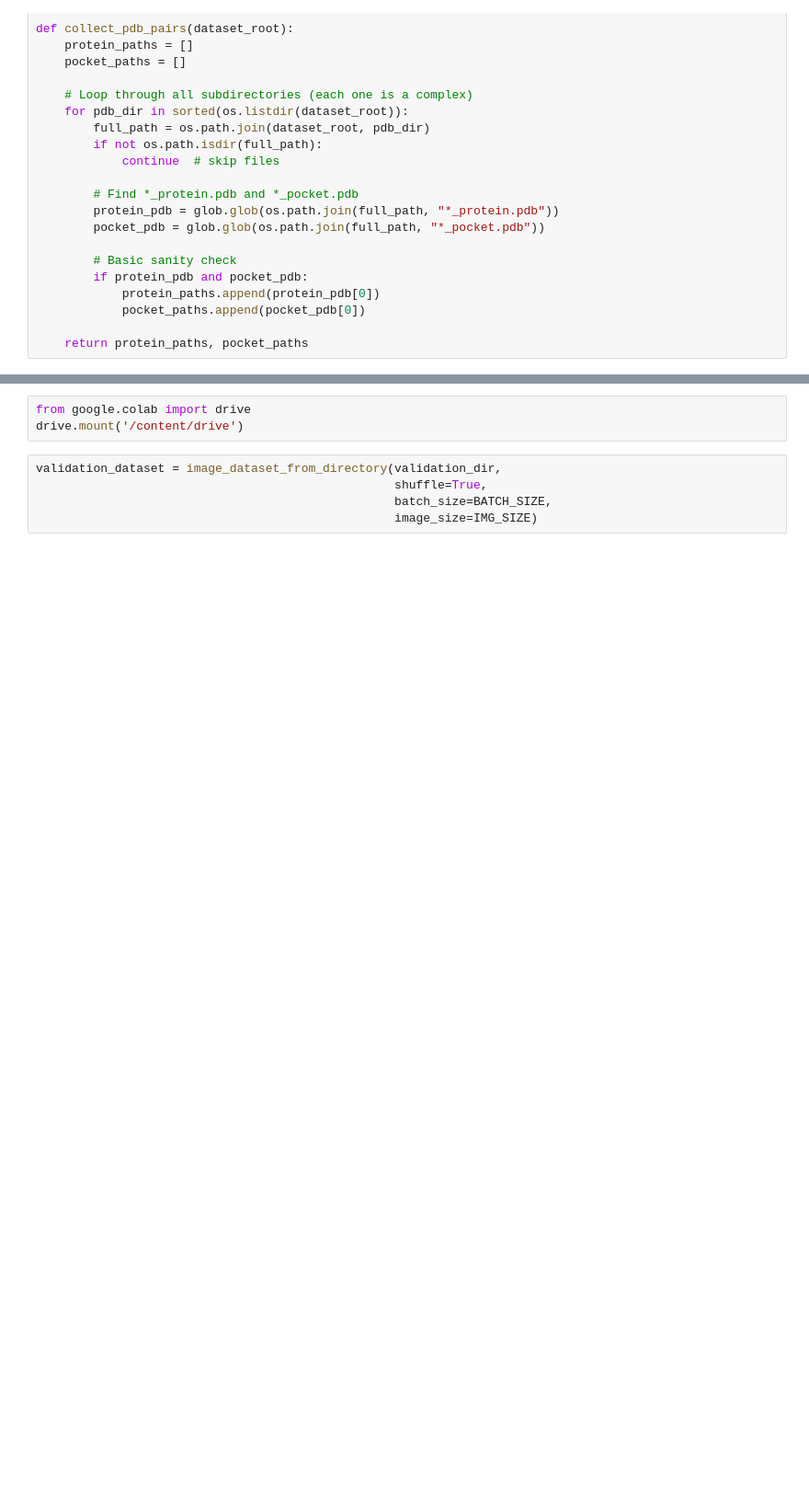
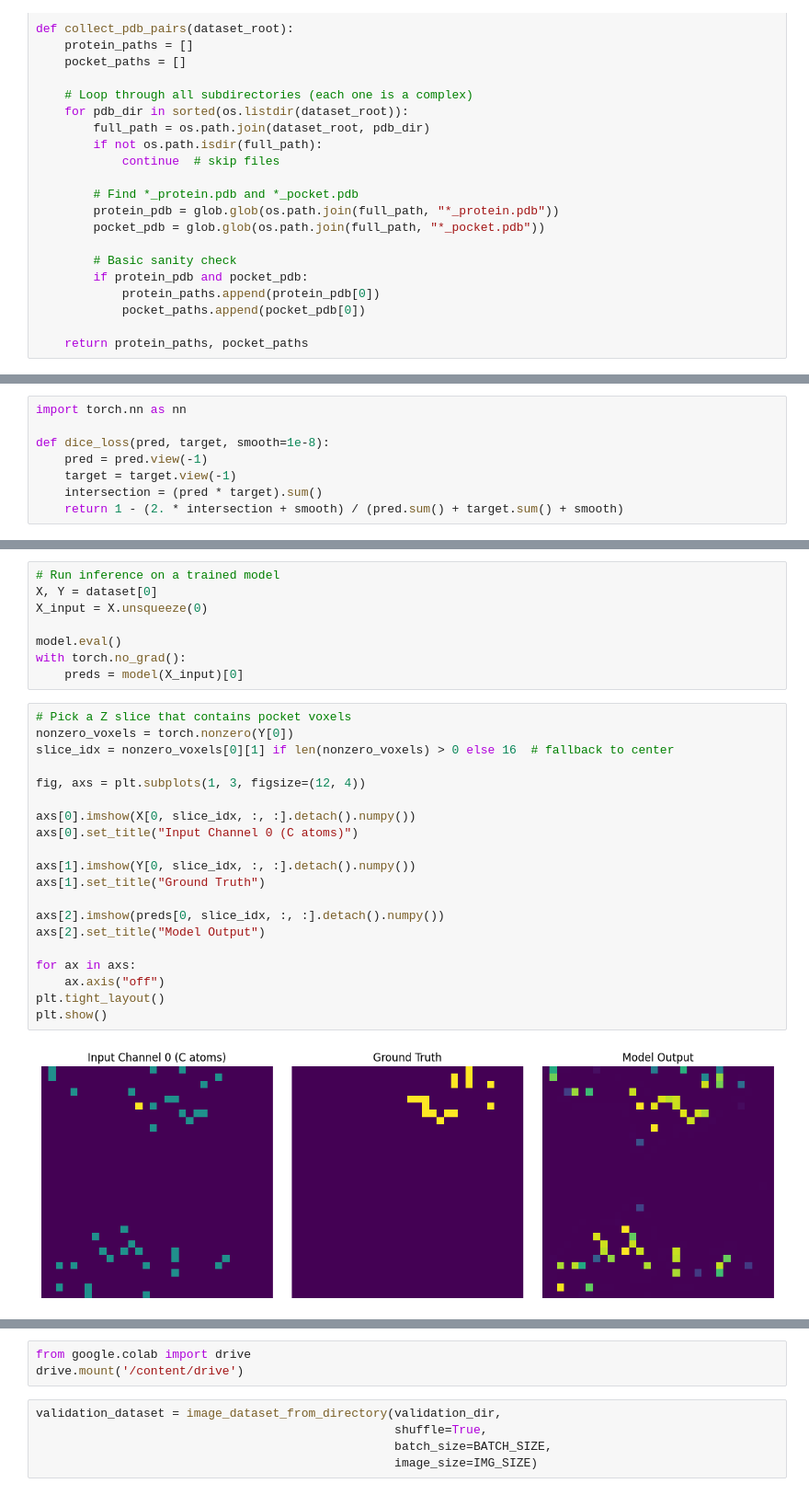
Before and after one commit to martagarnt/sbi_pyt_pocketfinder, a Jupyter notebook: CNN_Pocket_Prediction.ipynb, the cells around one changed output, grey strips where cells are left out. Shown: that part at 92% size. Saved outputs shown, nothing was run; the diff lists cells and outputs as text; blank space fills up the shorter version.

```diff
--- a/CNN_Pocket_Prediction.ipynb
+++ b/CNN_Pocket_Prediction.ipynb
@@ -454,0 +560,8 @@ loader = DataLoader(dataset, batch_size=4, shuffle=True)
+# %%
+import torch.nn as nn
+
+def dice_loss(pred, target, smooth=1e-8):
+    pred = pred.view(-1)
+    target = target.view(-1)
+    intersection = (pred * target).sum()
+    return 1 - (2. * intersection + smooth) / (pred.sum() + target.sum() + smooth)
@@ -454,0 +600,30 @@ loader = DataLoader(dataset, batch_size=4, shuffle=True)
+# %%
+# Run inference on a trained model
+X, Y = dataset[0]
+X_input = X.unsqueeze(0)
+
+model.eval()
+with torch.no_grad():
+    preds = model(X_input)[0]
+# %%
+# Pick a Z slice that contains pocket voxels
+nonzero_voxels = torch.nonzero(Y[0])
+slice_idx = nonzero_voxels[0][1] if len(nonzero_voxels) > 0 else 16  # fallback to center
+
+fig, axs = plt.subplots(1, 3, figsize=(12, 4))
+
+axs[0].imshow(X[0, slice_idx, :, :].detach().numpy())
+axs[0].set_title("Input Channel 0 (C atoms)")
+
+axs[1].imshow(Y[0, slice_idx, :, :].detach().numpy())
+axs[1].set_title("Ground Truth")
+
+axs[2].imshow(preds[0, slice_idx, :, :].detach().numpy())
+axs[2].set_title("Model Output")
+
+for ax in axs:
+    ax.axis("off")
+plt.tight_layout()
+plt.show()
+# %% [output]
+[figure, added]
```
Also changed, not shown: parts of 22 cells of this notebook.
